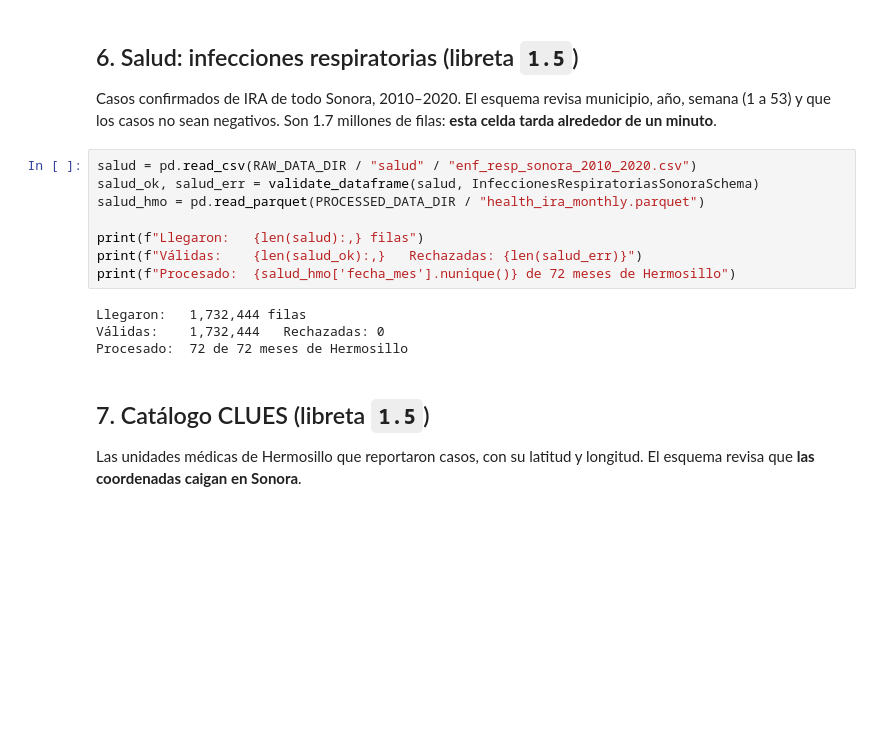
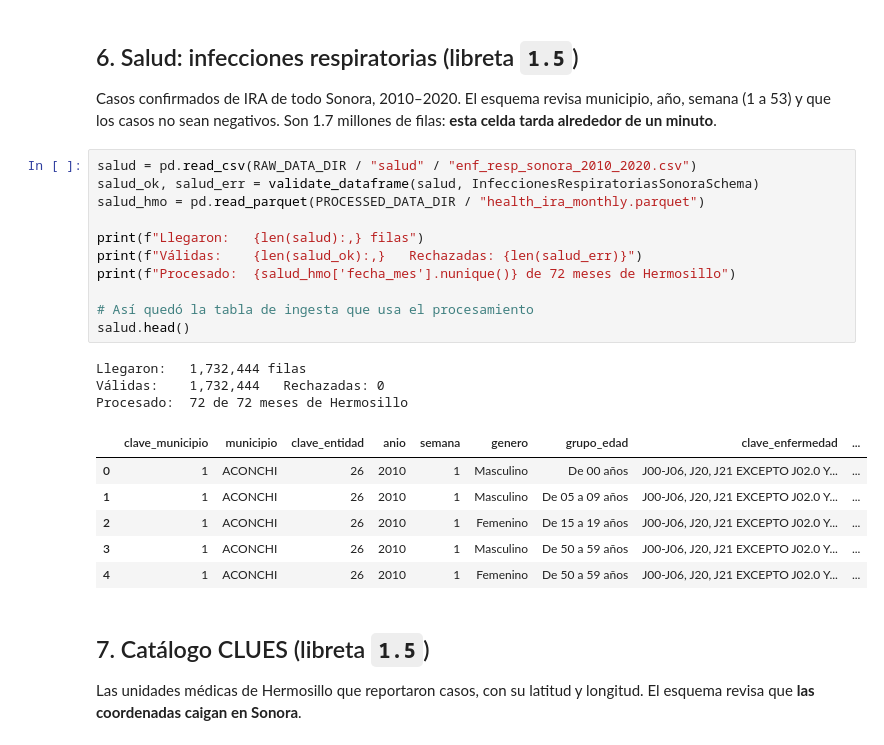
Before and after one commit to mdc-feature-engineering/sonora-health-climate-eda, a Jupyter notebook: notebooks/01_ingesta/1.6-resumen-ingesta.ipynb, the cells around one changed output. Drawn from its saved outputs; the diff is of its cells as text; blank space fills up the shorter version.

```diff
--- a/notebooks/01_ingesta/1.6-resumen-ingesta.ipynb
+++ b/notebooks/01_ingesta/1.6-resumen-ingesta.ipynb
@@ -154,15 +199,24 @@ millones de filas: **esta celda tarda alrededor de un minuto**.
 # %%
 salud = pd.read_csv(RAW_DATA_DIR / "salud" / "enf_resp_sonora_2010_2020.csv")
 salud_ok, salud_err = validate_dataframe(salud, InfeccionesRespiratoriasSonoraSchema)
 salud_hmo = pd.read_parquet(PROCESSED_DATA_DIR / "health_ira_monthly.parquet")
 
 print(f"Llegaron:   {len(salud):,} filas")
 print(f"Válidas:    {len(salud_ok):,}   Rechazadas: {len(salud_err)}")
 print(f"Procesado:  {salud_hmo['fecha_mes'].nunique()} de 72 meses de Hermosillo")
+
+# Así quedó la tabla de ingesta que usa el procesamiento
+salud.head()
 # %% [output]
 Llegaron:   1,732,444 filas
 Válidas:    1,732,444   Rechazadas: 0
 Procesado:  72 de 72 meses de Hermosillo
+|  | clave_municipio | municipio | clave_entidad | anio | semana | genero | grupo_edad | clave_enfermedad | ... |
+| 0 | 1 | ACONCHI | 26 | 2010 | 1 | Masculino | De 00 años | J00-J06, J20, J21 EXCEPTO J02.0 Y... | ... |
+| 1 | 1 | ACONCHI | 26 | 2010 | 1 | Masculino | De 05 a 09 años | J00-J06, J20, J21 EXCEPTO J02.0 Y... | ... |
+| 2 | 1 | ACONCHI | 26 | 2010 | 1 | Femenino | De 15 a 19 años | J00-J06, J20, J21 EXCEPTO J02.0 Y... | ... |
+| 3 | 1 | ACONCHI | 26 | 2010 | 1 | Masculino | De 50 a 59 años | J00-J06, J20, J21 EXCEPTO J02.0 Y... | ... |
+| 4 | 1 | ACONCHI | 26 | 2010 | 1 | Femenino | De 50 a 59 años | J00-J06, J20, J21 EXCEPTO J02.0 Y... | ... |
 # %% [markdown]
 ## 7. Catálogo CLUES (libreta `1.5`)
 
```
Also changed, not shown: parts of 6 cells of this notebook.
